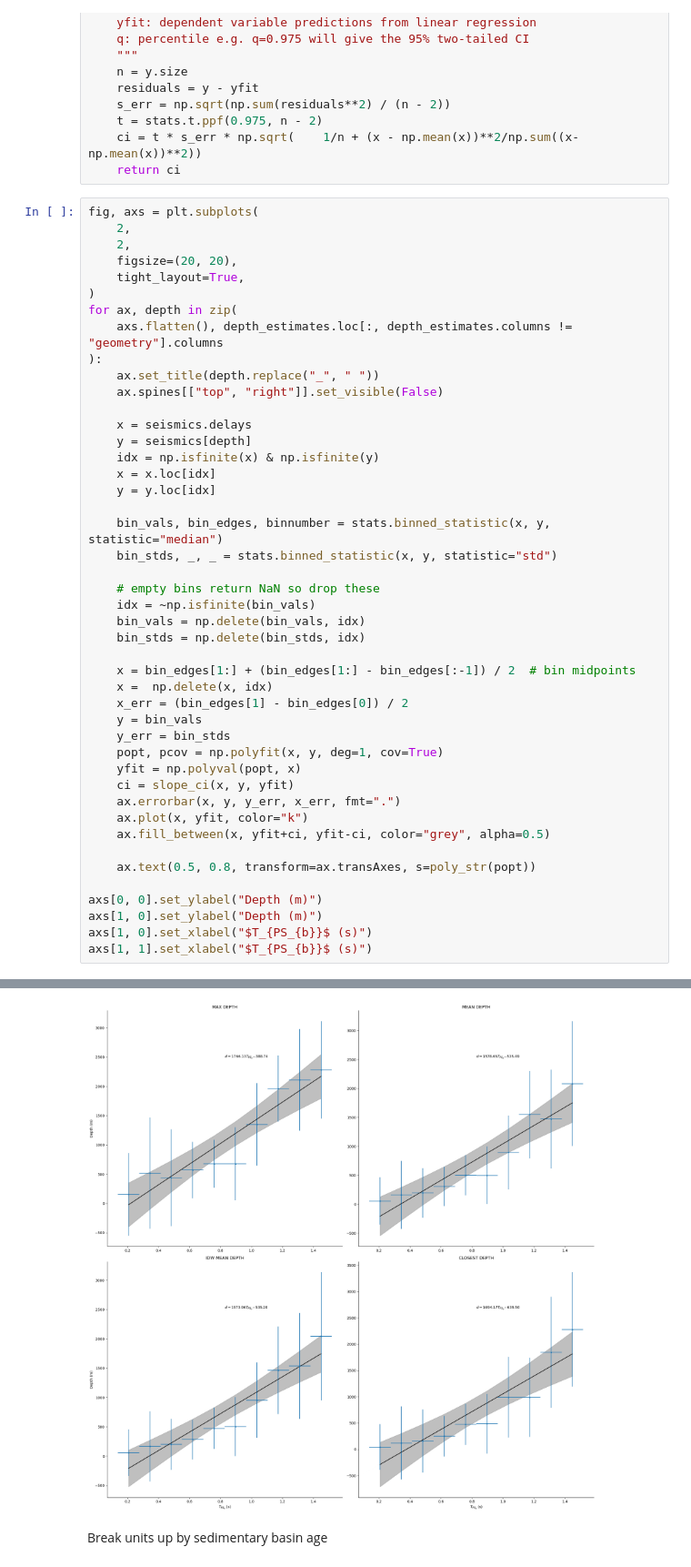
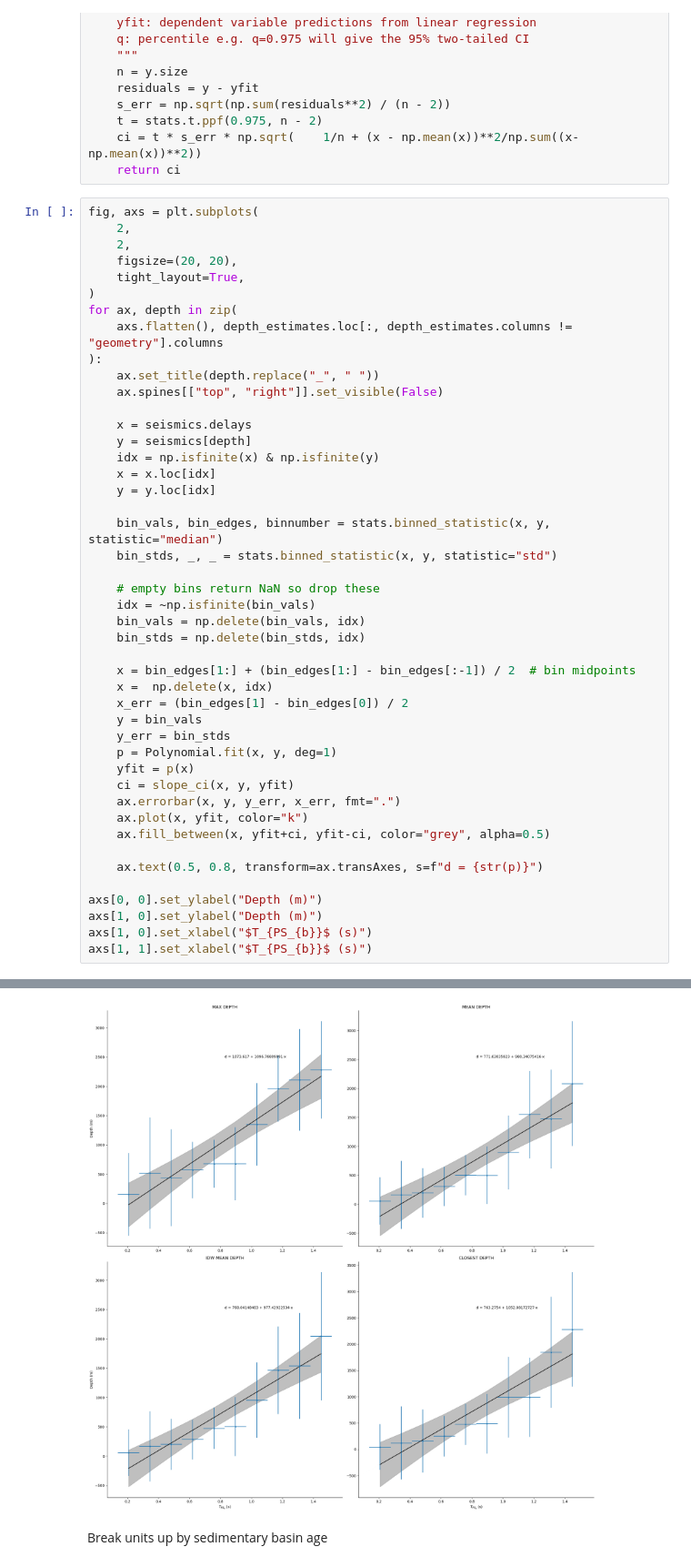
Before and after one commit to auggiemarignier/AusSedThick, a Jupyter notebook: aussedthickrf/04EmpiricalRelation.ipynb, the cells around one changed output, grey strips where cells are left out. Shown at 91% size. Drawn from its saved outputs; the diff is of its cells as text.

```diff
--- a/aussedthickrf/04EmpiricalRelation.ipynb
+++ b/aussedthickrf/04EmpiricalRelation.ipynb
@@ -111,37 +96,37 @@ for ax, depth in zip(
     y = seismics[depth]
     idx = np.isfinite(x) & np.isfinite(y)
     x = x.loc[idx]
     y = y.loc[idx]
 
     bin_vals, bin_edges, binnumber = stats.binned_statistic(x, y, statistic="median")
     bin_stds, _, _ = stats.binned_statistic(x, y, statistic="std")
 
     # empty bins return NaN so drop these
     idx = ~np.isfinite(bin_vals)
     bin_vals = np.delete(bin_vals, idx)
     bin_stds = np.delete(bin_stds, idx)
 
     x = bin_edges[1:] + (bin_edges[1:] - bin_edges[:-1]) / 2  # bin midpoints
     x =  np.delete(x, idx)
     x_err = (bin_edges[1] - bin_edges[0]) / 2
     y = bin_vals
     y_err = bin_stds
-    popt, pcov = np.polyfit(x, y, deg=1, cov=True)
-    yfit = np.polyval(popt, x)
+    p = Polynomial.fit(x, y, deg=1)
+    yfit = p(x)
     ci = slope_ci(x, y, yfit)
     ax.errorbar(x, y, y_err, x_err, fmt=".")
     ax.plot(x, yfit, color="k")
     ax.fill_between(x, yfit+ci, yfit-ci, color="grey", alpha=0.5)
 
-    ax.text(0.5, 0.8, transform=ax.transAxes, s=poly_str(popt))
+    ax.text(0.5, 0.8, transform=ax.transAxes, s=f"d = {str(p)}")
 
 axs[0, 0].set_ylabel("Depth (m)")
 axs[1, 0].set_ylabel("Depth (m)")
 axs[1, 0].set_xlabel("$T_{PS_{b}}$ (s)")
 axs[1, 1].set_xlabel("$T_{PS_{b}}$ (s)")
 # %% [output]
 Text(0.5, 0, '$T_{PS_{b}}$ (s)')
-[figure, old version]
+[figure, new version]
 # %% [markdown]
 Break units up by sedimentary basin age
 # %%
```
Also changed, not shown: parts of 6 cells of this notebook.
